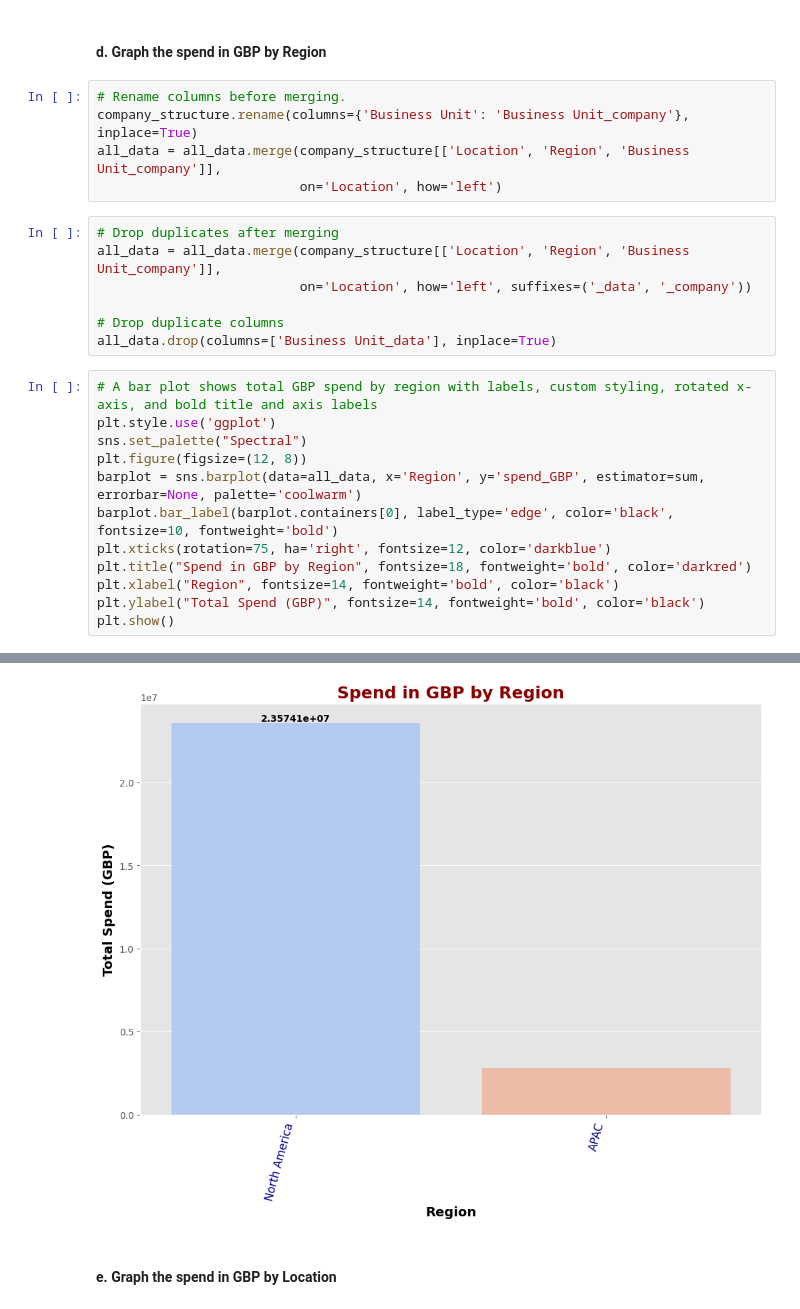
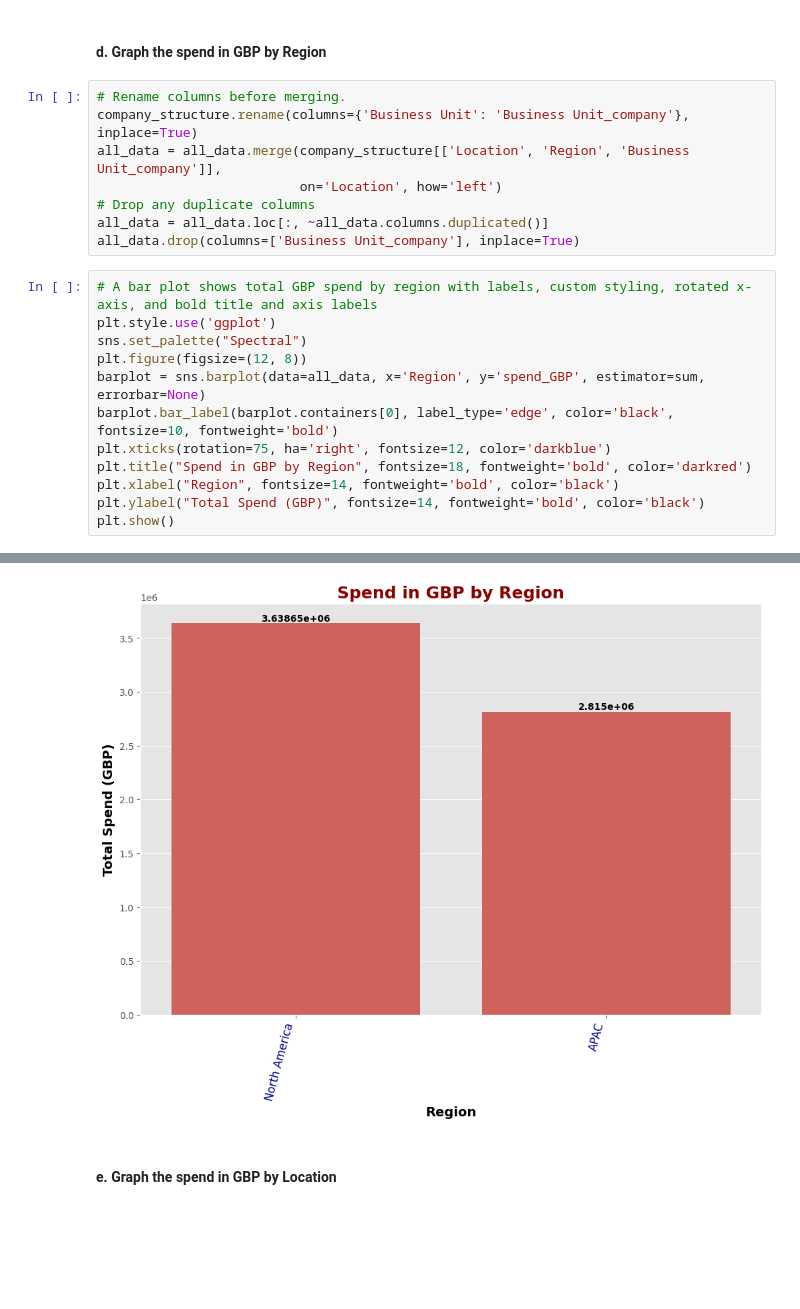
Before and after one commit to MariaPSaaB/BigFoodCompany, a Jupyter notebook: BigFoodCompanyTest_MariaSaa.ipynb, the cells around one changed output, grey strips where cells are left out. Cells and saved outputs as stored; diff of their text form; blank space fills up the shorter version.

```diff
--- a/BigFoodCompanyTest_MariaSaa.ipynb
+++ b/BigFoodCompanyTest_MariaSaa.ipynb
@@ -359,19 +349,15 @@ plt.show()
 company_structure.rename(columns={'Business Unit': 'Business Unit_company'}, inplace=True)
 all_data = all_data.merge(company_structure[['Location', 'Region', 'Business Unit_company']],
                           on='Location', how='left')
+# Drop any duplicate columns
+all_data = all_data.loc[:, ~all_data.columns.duplicated()]
+all_data.drop(columns=['Business Unit_company'], inplace=True)
-# %%
-# Drop duplicates after merging
-all_data = all_data.merge(company_structure[['Location', 'Region', 'Business Unit_company']],
-                          on='Location', how='left', suffixes=('_data', '_company'))
-
-# Drop duplicate columns
-all_data.drop(columns=['Business Unit_data'], inplace=True)
 # %%
 # A bar plot shows total GBP spend by region with labels, custom styling, rotated x-axis, and bold title and axis labels
 plt.style.use('ggplot')
 sns.set_palette("Spectral")
 plt.figure(figsize=(12, 8))
-barplot = sns.barplot(data=all_data, x='Region', y='spend_GBP', estimator=sum, errorbar=None, palette='coolwarm')
+barplot = sns.barplot(data=all_data, x='Region', y='spend_GBP', estimator=sum, errorbar=None)
 barplot.bar_label(barplot.containers[0], label_type='edge', color='black', fontsize=10, fontweight='bold')
 plt.xticks(rotation=75, ha='right', fontsize=12, color='darkblue')
 plt.title("Spend in GBP by Region", fontsize=18, fontweight='bold', color='darkred')
@@ -385,4 +368,4 @@ Passing `palette` without assigning `hue` is deprecated and will be removed in v
-[figure, old version]
+[figure, new version]
 # %% [markdown]
 #### e. Graph the spend in GBP by Location
 # %%
```
Also changed, not shown: parts of 6 cells of this notebook.
